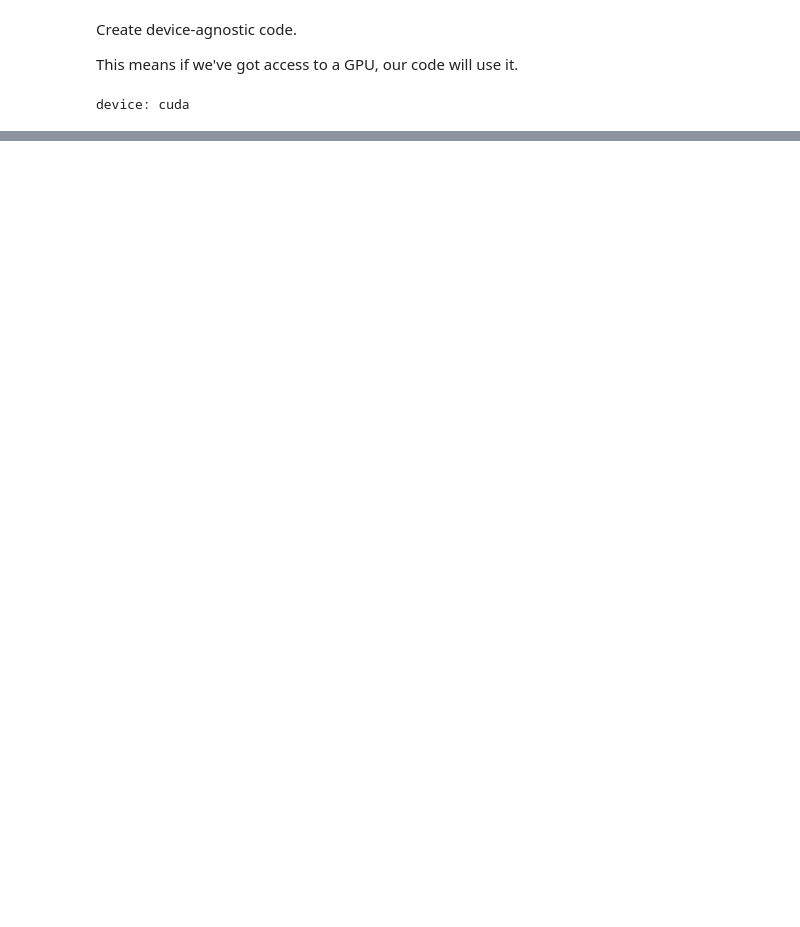
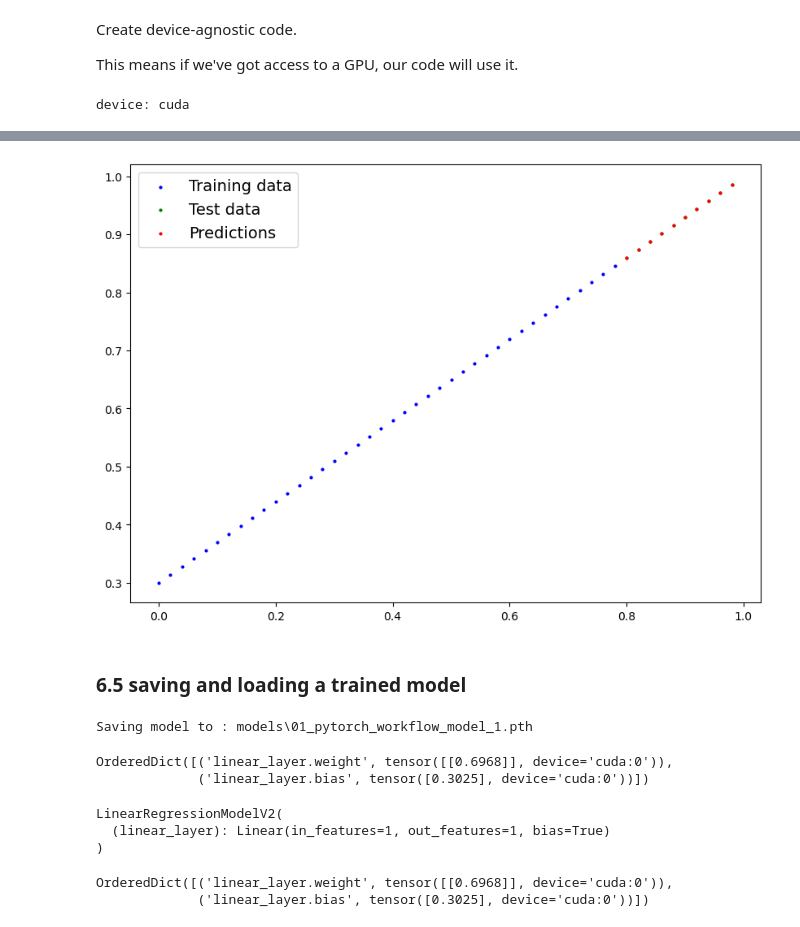
Before and after one commit to pjy0422/pytorch, a Jupyter notebook: pytorch_workflow.ipynb, the cells around one changed output, grey strips where cells are left out. Cells and saved outputs as stored; diff of their text form; code cells hidden in the pictures; blank space fills up the shorter version.

```diff
--- a/pytorch_workflow.ipynb
+++ b/pytorch_workflow.ipynb
@@ -481,7 +481,7 @@ step = 0.02
 
 # Create X and y
 
-X = torch.arange(start,end,step)
+X = torch.arange(start,end,step).unsqueeze(dim=1)
 y = weight * X + bias
 # %%
 # split data
@@ -531,0 +565,9 @@ next
+# %%
+# setup loss function
+
+loss_fn = nn.L1Loss()
+
+# setup optimizer
+
+optimizer = torch.optim.SGD( params = model_1.parameters(),
+    lr = 0.01)
@@ -531,0 +668,12 @@ next
+# %%
+# turn model into evaluation mode
+
+model_1.eval()
+
+# make predictions
+
+
+
+with torch.inference_mode():
+    y_preds = model_1(X_test)
+y_preds
@@ -531,0 +691,56 @@ next
+# %%
+
+plot_predictions(predictions=y_preds.cpu())
+# %% [output]
+[figure, added]
+# %% [markdown]
+### 6.5 saving and loading a trained model
+# %%
+from pathlib import Path
+
+# 1. Create models directory
+
+MODEL_PATH = Path("models")
+MODEL_PATH.mkdir(parents = True, exist_ok=True)
+
+# 2. Create model save path
+MODEL_NAME = "01_pytorch_workflow_model_1.pth"
+MODEL_SAVE_PATH = MODEL_PATH / MODEL_NAME
+
+MODEL_SAVE_PATH
+
+
+# 3. Save the model state dict
+print(f"Saving model to : {MODEL_SAVE_PATH}")
+torch.save(obj = model_1.state_dict(),f=MODEL_SAVE_PATH)
+# %% [output]
+Saving model to : models\01_pytorch_workflow_model_1.pth
+# %%
+model_1.state_dict()
+# %% [output]
+OrderedDict([('linear_layer.weight', tensor([[0.6968]], device='cuda:0')),
+             ('linear_layer.bias', tensor([0.3025], device='cuda:0'))])
+# %%
+# load a pytorch model
+
+# create a new instance of linear regression model V2
+loaded_model_1 = LinearRegressionModelV2()
+
+
+# load the saved model_1 state_dict
+loaded_model_1.load_state_dict(torch.load(MODEL_SAVE_PATH))
+
+
+# put the loaded model to device
+loaded_model_1.to(device)
+# %% [output]
+LinearRegressionModelV2(
+  (linear_layer): Linear(in_features=1, out_features=1, bias=True)
+)
+# %%
+next(loaded_model_1.parameters()).device
+
+loaded_model_1.state_dict()
+# %% [output]
+OrderedDict([('linear_layer.weight', tensor([[0.6968]], device='cuda:0')),
+             ('linear_layer.bias', tensor([0.3025], device='cuda:0'))])
```
Also changed, not shown: parts of 19 cells of this notebook, 2 other files.
